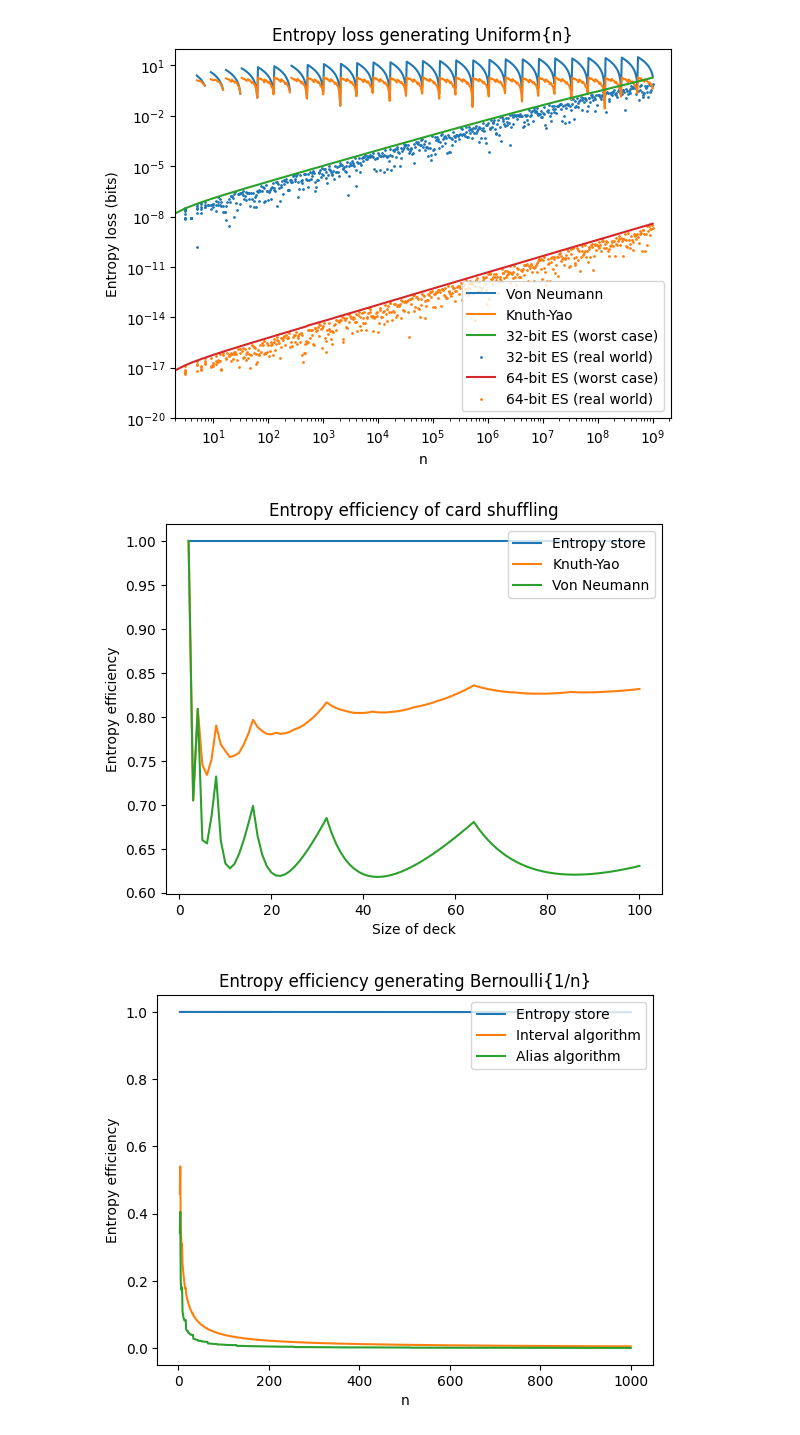
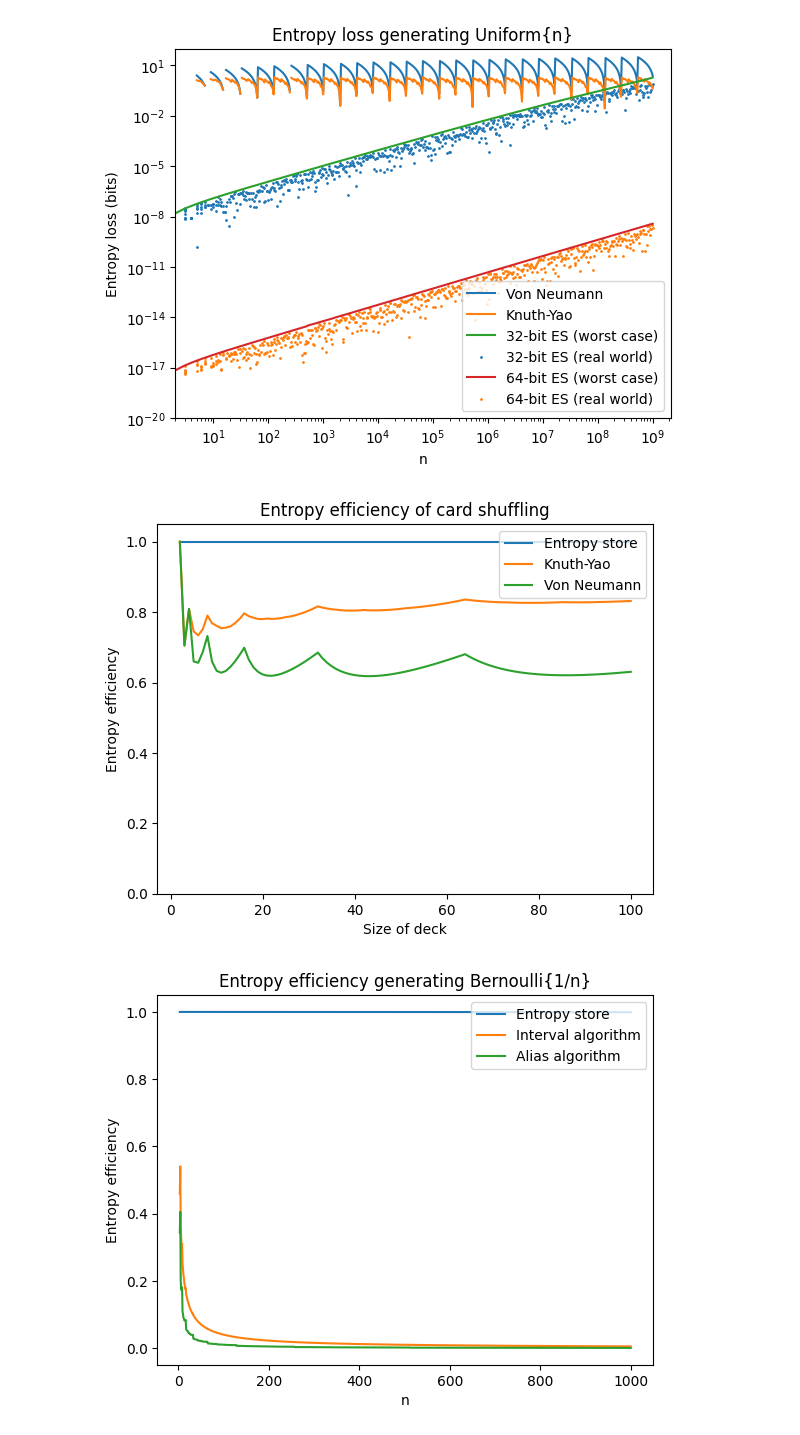
Before and after one commit to calum74/entropy, a Jupyter notebook: reference.ipynb, the cells around one changed output. Drawn from its saved outputs; the diff is of its cells as text; code cells hidden in the pictures.

```diff
--- a/reference.ipynb
+++ b/reference.ipynb
@@ -269,27 +288,28 @@ plt.show()
 # %%
 vn_efficiency_fn = card_shuffling_efficiency(vn)
 ky_efficiency_fn = card_shuffling_efficiency(ky)
 es32_efficiency_fn = card_shuffling_efficiency(es32_worst)
 
 numbers = range(2,101)
 
 vn_efficiency = [vn_efficiency_fn(n) for n in numbers]
 ky_efficiency = [ky_efficiency_fn(n) for n in numbers]
 es_efficiency = [es32_efficiency_fn(n) for n in numbers]
 
 plt.clf()
 plt.title('Entropy efficiency of card shuffling')
 
 plt.xlabel('Size of deck')
 plt.ylabel('Entropy efficiency')
+plt.ylim(0,1.05)
 plt.plot(numbers, es_efficiency, label='Entropy store')
 plt.plot(numbers, ky_efficiency, label='Knuth-Yao')
 plt.plot(numbers, vn_efficiency, label='Von Neumann')
 plt.legend(loc='upper right')
 plt.savefig('shuffling_efficiency.png', dpi=600)
 plt.show()
 # %% [output]
-[figure, old version]
+[figure, new version]
 # %%
 series = range(3,1001)
 alias = AliasAlgorithm()
```
Also changed, not shown: parts of 21 cells of this notebook, 2 other files.
